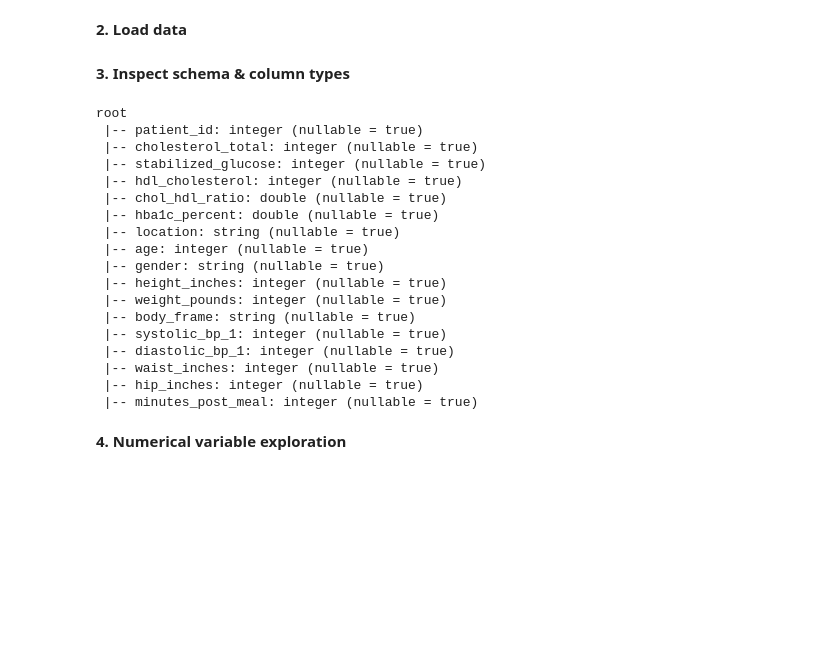
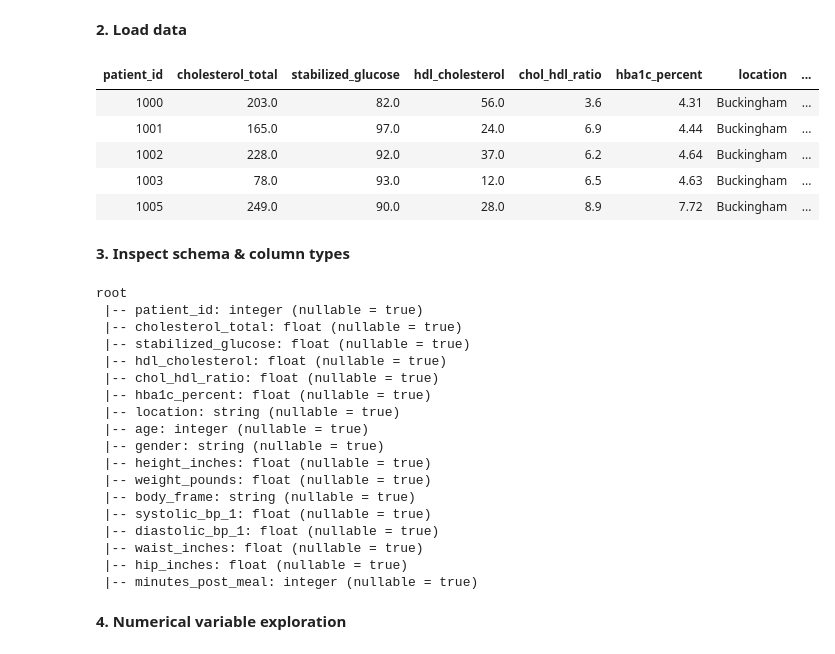
Before and after one commit to Kholeka98/Data-Science-Project-Profolio, a Jupyter notebook: Exploratory Data Analysis/ExploratoryDataAnalysisDiabetes.ipynb, the cells around one changed output. Cells and saved outputs as stored; diff of their text form; code cells hidden in the pictures; blank space fills up the shorter version.

```diff
--- a/Exploratory Data Analysis/ExploratoryDataAnalysisDiabetes.ipynb
+++ b/Exploratory Data Analysis/ExploratoryDataAnalysisDiabetes.ipynb
@@ -38,3 +20,14 @@ df = (
+# %%
+# load data to dataframe and display
+df = spark.table('workspace.default.diabetes_data_cleaned')
+display(df.limit(5))
+# %% [output]
+| patient_id | cholesterol_total | stabilized_glucose | hdl_cholesterol | chol_hdl_ratio | hba1c_percent | location | ... |
+| 1000 | 203.0 | 82.0 | 56.0 | 3.6 | 4.31 | Buckingham | ... |
+| 1001 | 165.0 | 97.0 | 24.0 | 6.9 | 4.44 | Buckingham | ... |
+| 1002 | 228.0 | 92.0 | 37.0 | 6.2 | 4.64 | Buckingham | ... |
+| 1003 | 78.0 | 93.0 | 12.0 | 6.5 | 4.63 | Buckingham | ... |
+| 1005 | 249.0 | 90.0 | 28.0 | 8.9 | 7.72 | Buckingham | ... |
 # %% [markdown]
 **3. Inspect schema & column types**
 # %%
@@ -47,21 +40,21 @@ categorical_cols = [f.name for f in df.schema.fields if f.dataType.simpleString(
 # %% [output]
 root
  |-- patient_id: integer (nullable = true)
- |-- cholesterol_total: integer (nullable = true)
- |-- stabilized_glucose: integer (nullable = true)
- |-- hdl_cholesterol: integer (nullable = true)
- |-- chol_hdl_ratio: double (nullable = true)
- |-- hba1c_percent: double (nullable = true)
+ |-- cholesterol_total: float (nullable = true)
+ |-- stabilized_glucose: float (nullable = true)
+ |-- hdl_cholesterol: float (nullable = true)
+ |-- chol_hdl_ratio: float (nullable = true)
+ |-- hba1c_percent: float (nullable = true)
  |-- location: string (nullable = true)
  |-- age: integer (nullable = true)
  |-- gender: string (nullable = true)
- |-- height_inches: integer (nullable = true)
- |-- weight_pounds: integer (nullable = true)
+ |-- height_inches: float (nullable = true)
+ |-- weight_pounds: float (nullable = true)
  |-- body_frame: string (nullable = true)
- |-- systolic_bp_1: integer (nullable = true)
- |-- diastolic_bp_1: integer (nullable = true)
- |-- waist_inches: integer (nullable = true)
- |-- hip_inches: integer (nullable = true)
+ |-- systolic_bp_1: float (nullable = true)
+ |-- diastolic_bp_1: float (nullable = true)
+ |-- waist_inches: float (nullable = true)
+ |-- hip_inches: float (nullable = true)
  |-- minutes_post_meal: integer (nullable = true)
 # %% [markdown]
 **4. Numerical variable exploration**
```
Also changed, not shown: parts of 9 cells of this notebook, 1 other file.
